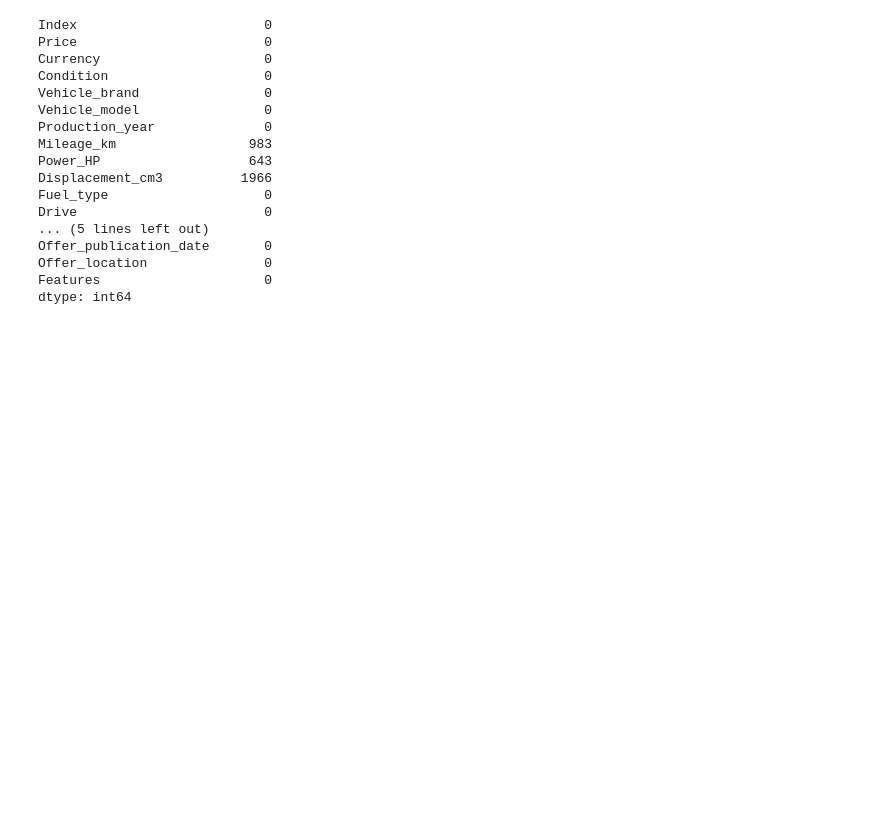
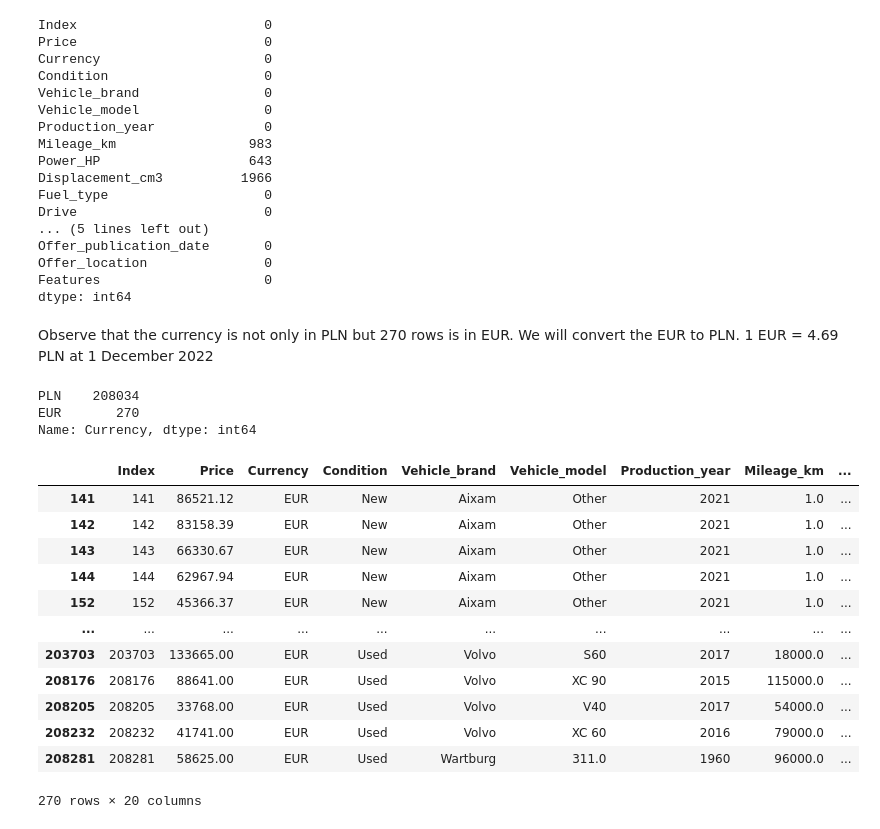
Before and after one commit to ssary/poland-cars-sales-EDA, a Jupyter notebook: Assignment1.ipynb, the cells around one changed output. Drawn from its saved outputs; the diff is of its cells as text; code cells hidden in the pictures; blank space fills up the shorter version.

Commit message:
Improve performance and change currency

```diff
--- a/Assignment1.ipynb
+++ b/Assignment1.ipynb
@@ -200,11 +200,10 @@ Name: Drive, Length: 208304, dtype: object
 # Save for each (car_brand + model) the drive of the car
 df_filtered_drive = df.dropna(subset=['Drive'])
 brand_modelToDrive = {}
-for i in range (df_filtered_drive.shape[0]):
-    row = df_filtered_drive.iloc[i]
-    brand = row['Vehicle_brand']
-    model = row['Vehicle_model']
-    drive = row['Drive']
+for i in (df_filtered_drive['Index']):
+    brand = df_filtered_drive.at[i,'Vehicle_brand']
+    model = df_filtered_drive.at[i,'Vehicle_model']
+    drive = df_filtered_drive.at[i,'Drive']
     brand_modelToDrive[brand+model] = drive
 # %% [markdown]
 Now let's assign the drive that is not found with the corresponding brand+model
@@ -246,3 +245,34 @@ Offer_publication_date       0
 Offer_location               0
 Features                     0
 dtype: int64
+# %% [markdown]
+Observe that the currency is not only in PLN but 270 rows is in EUR.
+We will convert the EUR to PLN.
+1 EUR = 4.69 PLN at 1 December 2022
+# %%
+print(df['Currency'].value_counts())
+# %% [output]
+PLN    208034
+EUR       270
+Name: Currency, dtype: int64
+# %%
+df_EUR = df.loc[df['Currency'] == 'EUR']
+for i in df_EUR['Index']:
+    df.at[i, 'Price'] = df.at[i, 'Price'] * 4.69
+
+df_EUR = df.loc[df['Currency'] == 'EUR']
+df_EUR
+# %% [output]
+|  | Index | Price | Currency | Condition | Vehicle_brand | Vehicle_model | Production_year | Mileage_km | ... |
+| 141 | 141 | 86521.12 | EUR | New | Aixam | Other | 2021 | 1.0 | ... |
+| 142 | 142 | 83158.39 | EUR | New | Aixam | Other | 2021 | 1.0 | ... |
+| 143 | 143 | 66330.67 | EUR | New | Aixam | Other | 2021 | 1.0 | ... |
+| 144 | 144 | 62967.94 | EUR | New | Aixam | Other | 2021 | 1.0 | ... |
+| 152 | 152 | 45366.37 | EUR | New | Aixam | Other | 2021 | 1.0 | ... |
+| ... | ... | ... | ... | ... | ... | ... | ... | ... | ... |
+| 203703 | 203703 | 133665.00 | EUR | Used | Volvo | S60 | 2017 | 18000.0 | ... |
+| 208176 | 208176 | 88641.00 | EUR | Used | Volvo | XC 90 | 2015 | 115000.0 | ... |
+| 208205 | 208205 | 33768.00 | EUR | Used | Volvo | V40 | 2017 | 54000.0 | ... |
+| 208232 | 208232 | 41741.00 | EUR | Used | Volvo | XC 60 | 2016 | 79000.0 | ... |
+| 208281 | 208281 | 58625.00 | EUR | Used | Wartburg | 311.0 | 1960 | 96000.0 | ... |
+270 rows × 20 columns
```
Also changed, not shown: parts of 1 cell of this notebook.
